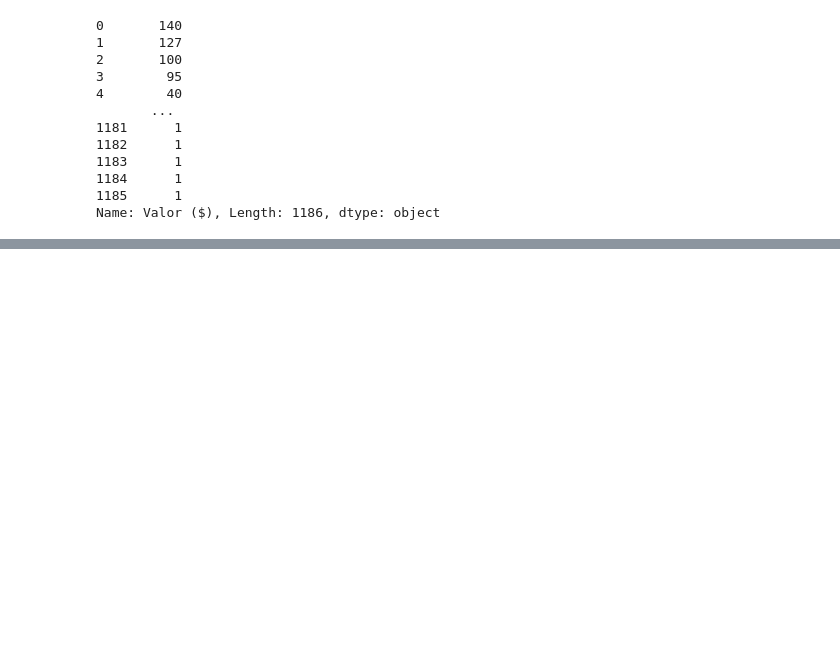
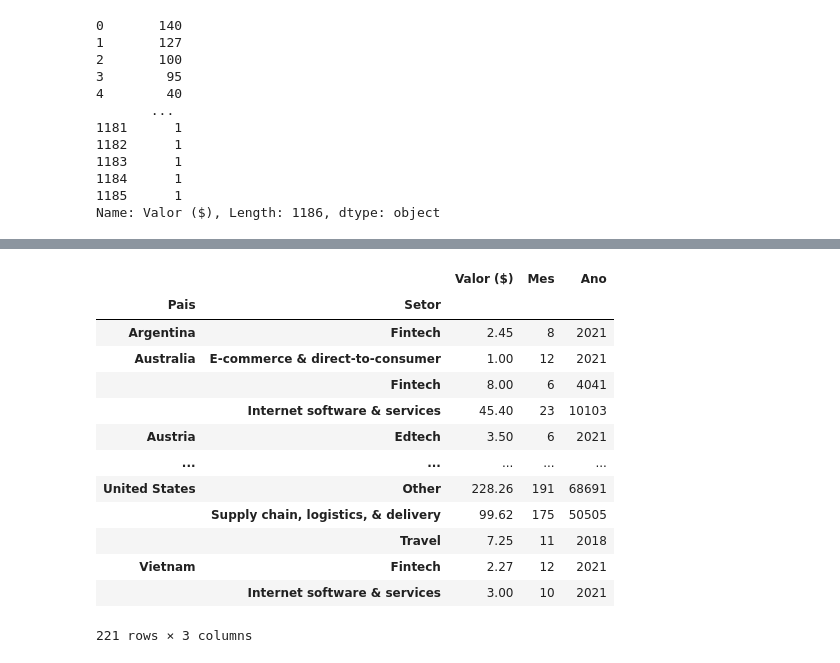
Before and after one commit to 21seya/Analise_dados_conceitos, a Jupyter notebook: projeto01_unicornio.ipynb, the cells around one changed output, grey strips where cells are left out. Drawn from its saved outputs; the diff is of its cells as text; code cells hidden in the pictures; blank space fills up the shorter version.

```diff
--- a/projeto01_unicornio.ipynb
+++ b/projeto01_unicornio.ipynb
@@ -453,3 +453,20 @@ Base_Dados.head()
 | 2 | SHEIN | 100.0 | 2018-07-03 | China | Shenzhen | E-commerce & direct-to-consumer | Tiger Global Management, Sequoia ... | 7 | 2018 |
 | 3 | Stripe | 95.0 | 2014-01-23 | United States | San Francisco | Fintech | Khosla Ventures, LowercaseCapital... | 1 | 2014 |
 | 4 | Canva | 40.0 | 2018-01-08 | Australia | Surry Hills | Internet software & services | Sequoia Capital China, Blackbird ... | 1 | 2018 |
+# %%
+Base_Dados.groupby(by=['Pais','Setor']).sum()
+# %% [output]
+|  |  | Valor ($) | Mes | Ano |
+| Pais | Setor |  |  |  |
+| Argentina | Fintech | 2.45 | 8 | 2021 |
+| Australia | E-commerce & direct-to-consumer | 1.00 | 12 | 2021 |
+|  | Fintech | 8.00 | 6 | 4041 |
+|  | Internet software & services | 45.40 | 23 | 10103 |
+| Austria | Edtech | 3.50 | 6 | 2021 |
+| ... | ... | ... | ... | ... |
+| United States | Other | 228.26 | 191 | 68691 |
+|  | Supply chain, logistics, & delivery | 99.62 | 175 | 50505 |
+|  | Travel | 7.25 | 11 | 2018 |
+| Vietnam | Fintech | 2.27 | 12 | 2021 |
+|  | Internet software & services | 3.00 | 10 | 2021 |
+221 rows × 3 columns
```
Also changed, not shown: parts of 6 cells of this notebook.
